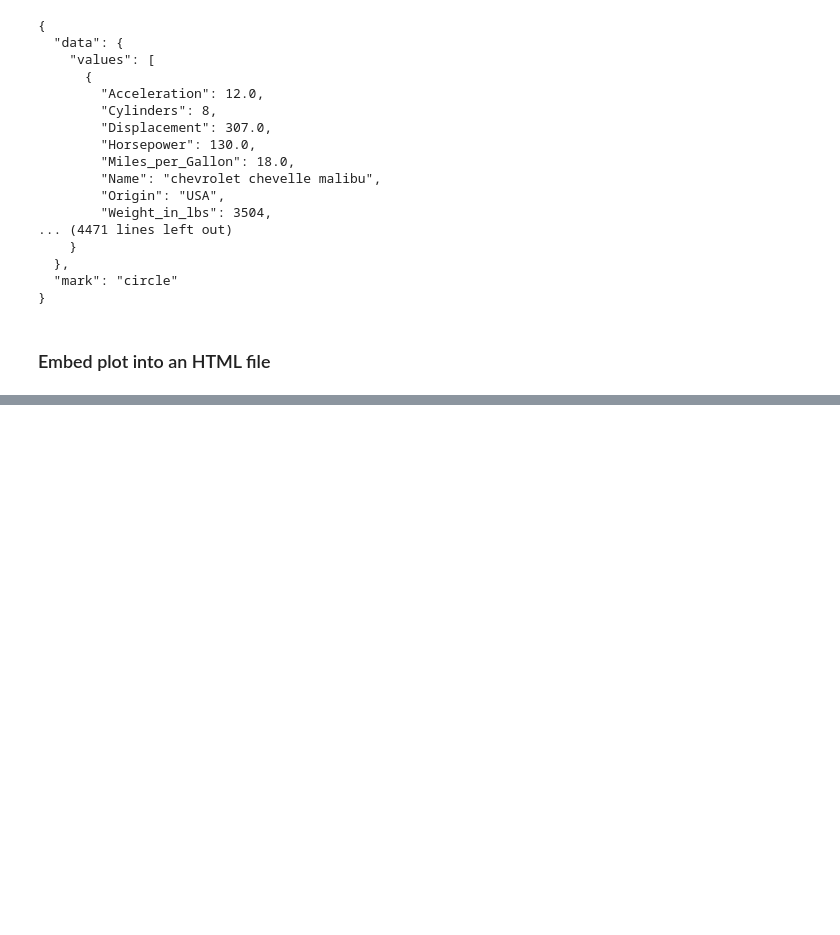
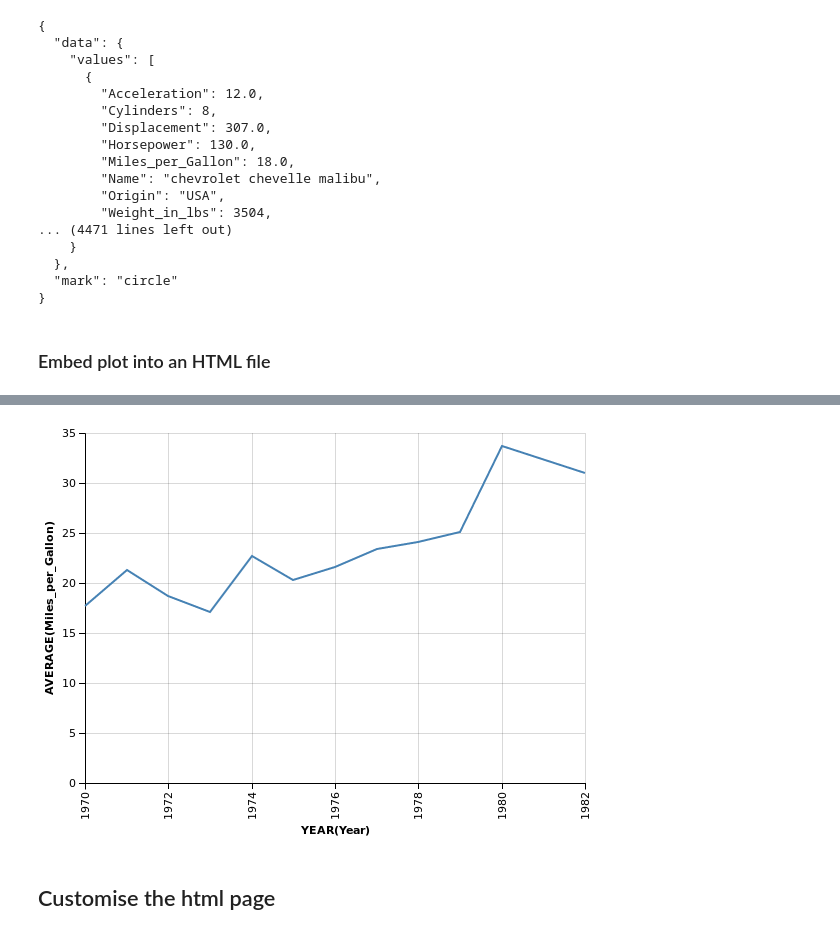
Before and after one commit to Eleonore9/pyconse17, a Jupyter notebook: try_altair.ipynb, the cells around one changed output, grey strips where cells are left out. Drawn from its saved outputs; the diff is of its cells as text; code cells hidden in the pictures; blank space fills up the shorter version.

```diff
--- a/try_altair.ipynb
+++ b/try_altair.ipynb
@@ -73,0 +86,6 @@ with open('test_chart2.html', 'w') as f:
+# %%
+Chart(cars).mark_line().encode(
+    X('Year:T', timeUnit='year'),
+    Y('average(Miles_per_Gallon)')
+)
+# %% [output]
@@ -73,0 +93,3 @@ with open('test_chart2.html', 'w') as f:
+[figure, added]
+# %% [markdown]
+## Customise the html page
```
Also changed, not shown: parts of 8 cells of this notebook, 2 other files.
